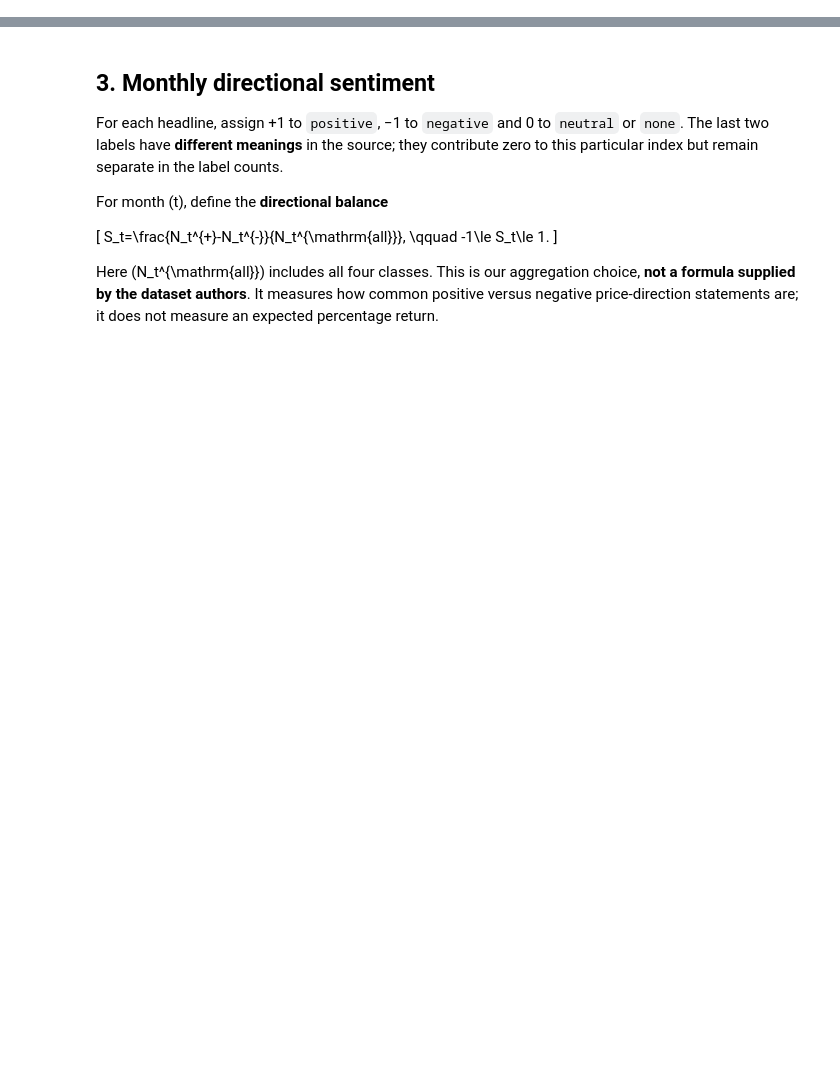
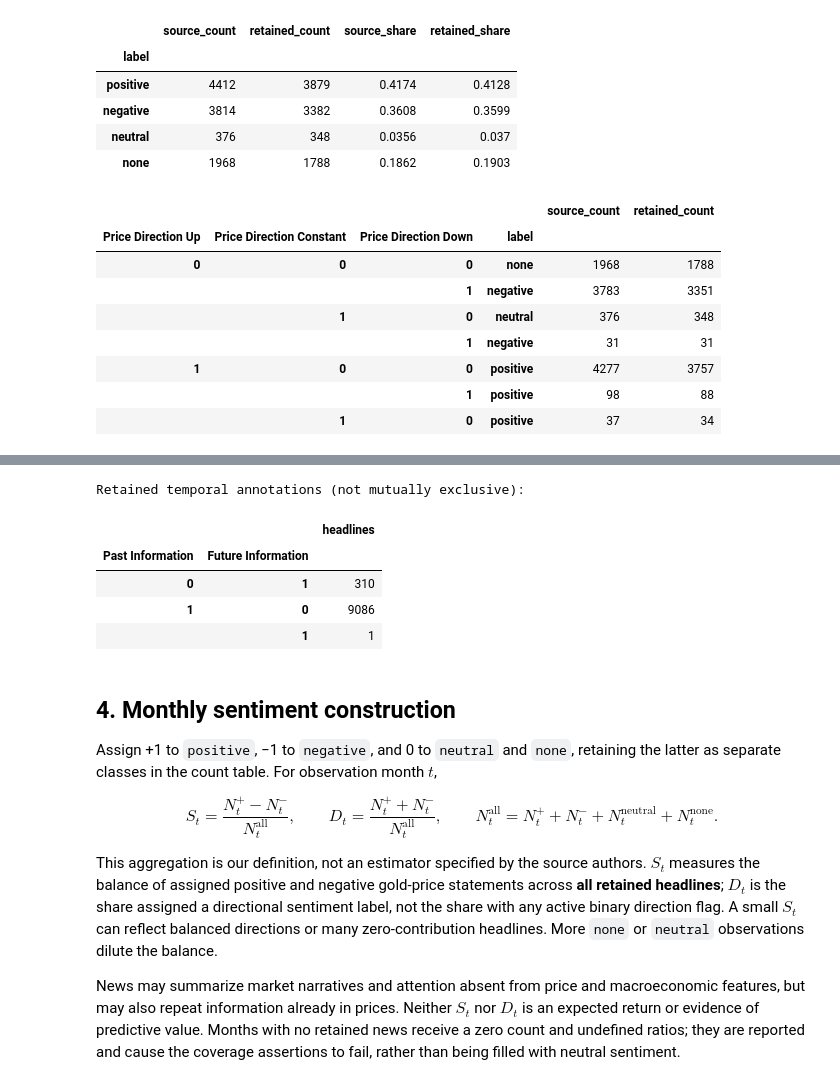
Before and after one commit to onsjd/Machine-learning-for-portfolio-management, a Jupyter notebook: 04_news_sentiment.ipynb, the cells around one changed output, grey strips where cells are left out. Drawn from its saved outputs; the diff is of its cells as text; code cells hidden in the pictures; blank space fills up the shorter version.

```diff
--- a/04_news_sentiment.ipynb
+++ b/04_news_sentiment.ipynb
@@ -86,0 +230,57 @@ display(news[["headline", "label", "Past Information", "Future Information"]]
+# %%
+label_distribution = pd.DataFrame({
+    "source_count": raw["label"].value_counts().reindex(LABELS, fill_value=0),
+    "retained_count": news["label"].value_counts().reindex(LABELS, fill_value=0),
+})
+label_distribution["source_share"] = label_distribution["source_count"] / len(raw)
+label_distribution["retained_share"] = label_distribution["retained_count"] / len(news)
+display(label_distribution.round(4))
+
+# Inspect the complete joint distribution; binary directions need not be exclusive.
+pattern_columns = DIRECTION_COLUMNS + ["label"]
+annotation_patterns = pd.concat({
+    "source_count": raw.groupby(pattern_columns, dropna=False).size(),
+    "retained_count": news.groupby(pattern_columns, dropna=False).size(),
+}, axis=1).fillna(0).astype(int)
+display(annotation_patterns)
+
+consistency_rows = []
+for population, frame in [("source", raw), ("retained", news)]:
+    up, constant, down = (frame[c].eq(1) for c in DIRECTION_COLUMNS)
+    supported = (
+        (frame["label"].eq("positive") & up)
+        | (frame["label"].eq("negative") & down)
+        | (frame["label"].eq("neutral") & constant)
+        | (frame["label"].eq("none") & frame[DIRECTION_COLUMNS].eq(0).all(axis=1))
+    ).fillna(False)
+    # A diagnostic inference, not a documented conversion rule or relabelling step.
+    priority_label = pd.Series(
+        np.select([up, down, constant], ["positive", "negative", "neutral"], default="none"),
+        index=frame.index,
+    )
+    consistency_rows.append({
+        "population": population,
+        "unsupported_or_missing_labels": int((~supported).sum()),
+        "multiple_direction_flags": int(frame[DIRECTION_COLUMNS].sum(axis=1).gt(1).sum()),
+        "up_and_down_flags": int((up & down).sum()),
+        "mismatch_with_up_down_constant_priority": int(frame["label"].ne(priority_label).fillna(True).sum()),
+    })
+display(pd.DataFrame(consistency_rows).set_index("population"))
+print("Retained temporal annotations (not mutually exclusive):")
+display(news.groupby(["Past Information", "Future Information"]).size().rename("headlines").to_frame())
+# %% [output]
+|  | source_count | retained_count | source_share | retained_share |
+| label |  |  |  |  |
+| positive | 4412 | 3879 | 0.4174 | 0.4128 |
+| negative | 3814 | 3382 | 0.3608 | 0.3599 |
+| neutral | 376 | 348 | 0.0356 | 0.037 |
+| none | 1968 | 1788 | 0.1862 | 0.1903 |
+|  |  |  |  | source_count | retained_count |
+| Price Direction Up | Price Direction Constant | Price Direction Down | label |  |  |
+| 0 | 0 | 0 | none | 1968 | 1788 |
+|  |  | 1 | negative | 3783 | 3351 |
+|  | 1 | 0 | neutral | 376 | 348 |
+|  |  | 1 | negative | 31 | 31 |
+| 1 | 0 | 0 | positive | 4277 | 3757 |
+|  |  | 1 | positive | 98 | 88 |
+|  | 1 | 0 | positive | 37 | 34 |
@@ -87,15 +291,23 @@ display(news[["headline", "label", "Past Information", "Future Information"]]
+Retained temporal annotations (not mutually exclusive):
+|  |  | headlines |
+| Past Information | Future Information |  |
+| 0 | 1 | 310 |
+| 1 | 0 | 9086 |
+|  | 1 | 1 |
 # %% [markdown]
-## 3. Monthly directional sentiment
+## 4. Monthly sentiment construction
 
-For each headline, assign +1 to `positive`, −1 to `negative` and 0 to `neutral` or `none`. The last two labels have **different meanings** in the source; they contribute zero to this particular index but remain separate in the label counts.
+Assign +1 to `positive`, −1 to `negative`, and 0 to `neutral` and `none`, retaining the latter as separate classes in the count table. For observation month $t$,
 
-For month \(t\), define the **directional balance**
+$$
+S_t=\frac{N_t^{+}-N_t^{-}}{N_t^{\mathrm{all}}},\qquad
+D_t=\frac{N_t^{+}+N_t^{-}}{N_t^{\mathrm{all}}},\qquad
+N_t^{\mathrm{all}}=N_t^{+}+N_t^{-}+N_t^{\mathrm{neutral}}+N_t^{\mathrm{none}}.
+$$
 
-\[
-S_t=\frac{N_t^{+}-N_t^{-}}{N_t^{\mathrm{all}}}, \qquad -1\le S_t\le 1.
-\]
+This aggregation is our definition, not an estimator specified by the source authors. $S_t$ measures the balance of assigned positive and negative gold-price statements across **all retained headlines**; $D_t$ is the share assigned a directional sentiment label, not the share with any active binary direction flag. A small $S_t$ can reflect balanced directions or many zero-contribution headlines. More `none` or `neutral` observations dilute the balance.
 
-Here \(N_t^{\mathrm{all}}\) includes all four classes. This is our aggregation choice, **not a formula supplied by the dataset authors**. It measures how common positive versus negative price-direction statements are; it does not measure an expected percentage return.
+News may summarize market narratives and attention absent from price and macroeconomic features, but may also repeat information already in prices. Neither $S_t$ nor $D_t$ is an expected return or evidence of predictive value. Months with no retained news receive a zero count and undefined ratios; they are reported and cause the coverage assertions to fail, rather than being filled with neutral sentiment.
 # %%
 label_counts = pd.crosstab(news["month"], news["label"])
 label_counts = label_counts.reindex(index=MONTHS, columns=LABELS, fill_value=0)
```
Also changed, not shown: parts of 19 cells of this notebook.
